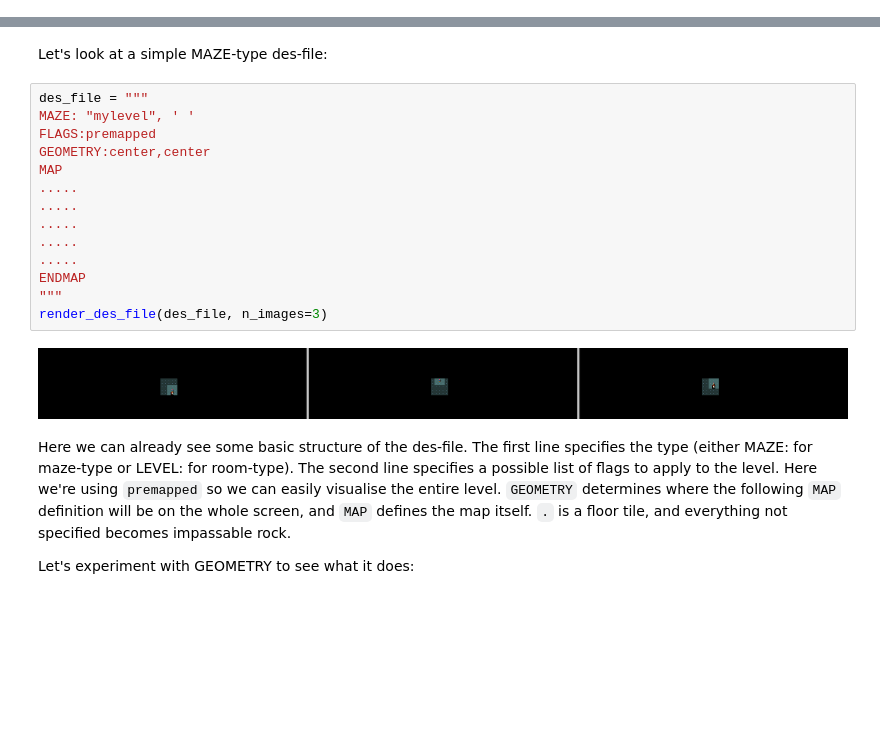
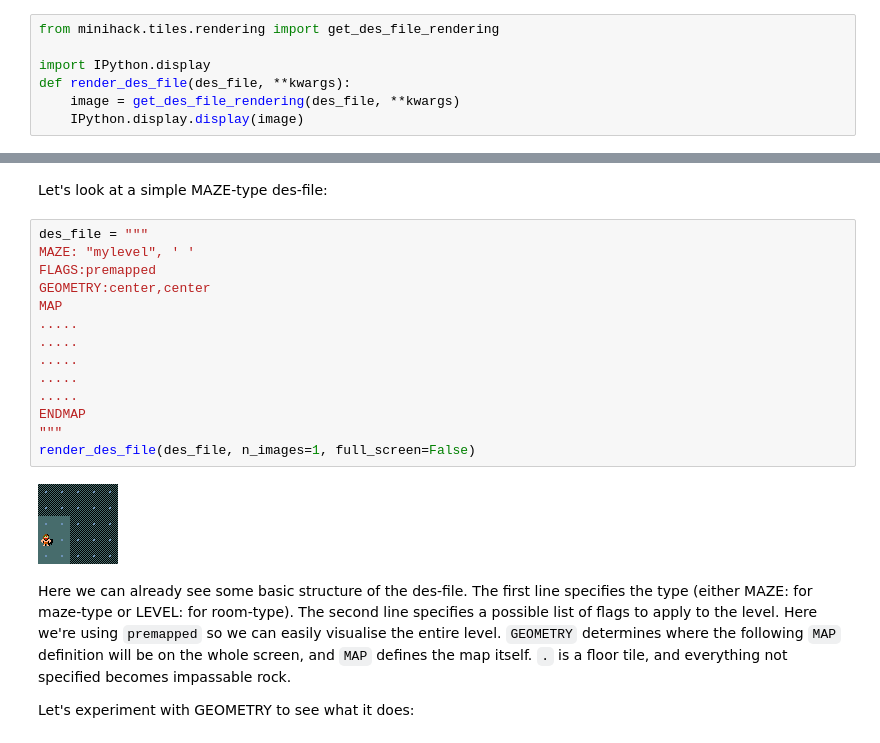
Before and after one commit to facebookresearch/minihack, a Jupyter notebook: docs/tutorials/des_file/des_file_tutorial.ipynb, the cells around one changed output, grey strips where cells are left out. Cells and saved outputs as stored; diff of their text form; blank space fills up the shorter version.

Commit message:
Update des-file tutorial notebook
This uses the new rendering logic which makes easier to see images

```diff
--- a/docs/tutorials/des_file/des_file_tutorial.ipynb
+++ b/docs/tutorials/des_file/des_file_tutorial.ipynb
@@ -67,3 +3,10 @@ def render_des_file(des_file, n_images=1):
+# %%
+from minihack.tiles.rendering import get_des_file_rendering
+
+import IPython.display
+def render_des_file(des_file, **kwargs):
+    image = get_des_file_rendering(des_file, **kwargs)
+    IPython.display.display(image)
 # %% [markdown]
 # Des-file Tutorial
 
@@ -85,19 +28,19 @@ Let's look at a simple MAZE-type des-file:
 # %%
 des_file = """
 MAZE: "mylevel", ' '
 FLAGS:premapped
 GEOMETRY:center,center
 MAP
 .....
 .....
 .....
 .....
 .....
 ENDMAP
 """
-render_des_file(des_file, n_images=3)
+render_des_file(des_file, n_images=1, full_screen=False)
 # %% [output]
-[figure, old version]
+[figure, new version]
 # %% [markdown]
 Here we can already see some basic structure of the des-file. The first line specifies the type (either MAZE: for maze-type or LEVEL: for room-type). The second line specifies a possible list of flags to apply to the level. Here we're using `premapped` so we can easily visualise the entire level. `GEOMETRY` determines where the following `MAP` definition will be on the whole screen, and `MAP` defines the map itself. `.` is a floor tile, and everything not specified becomes impassable rock.
 
```
Also changed, not shown: parts of 23 cells of this notebook, 1 other file.
